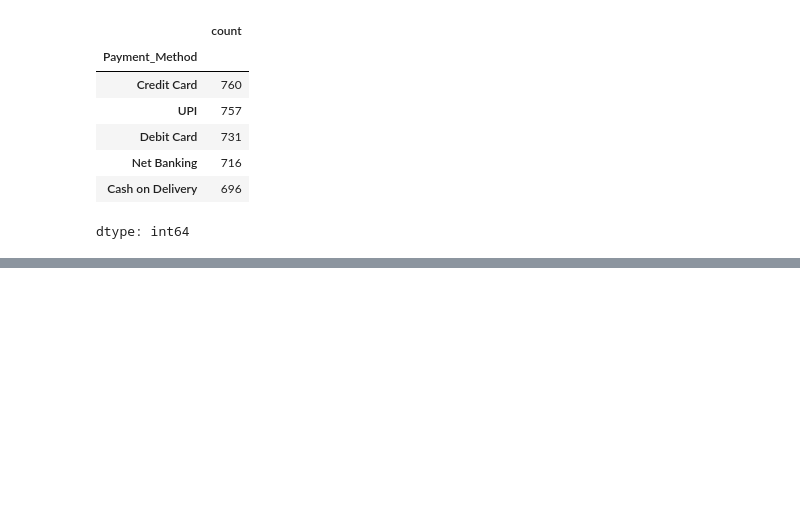
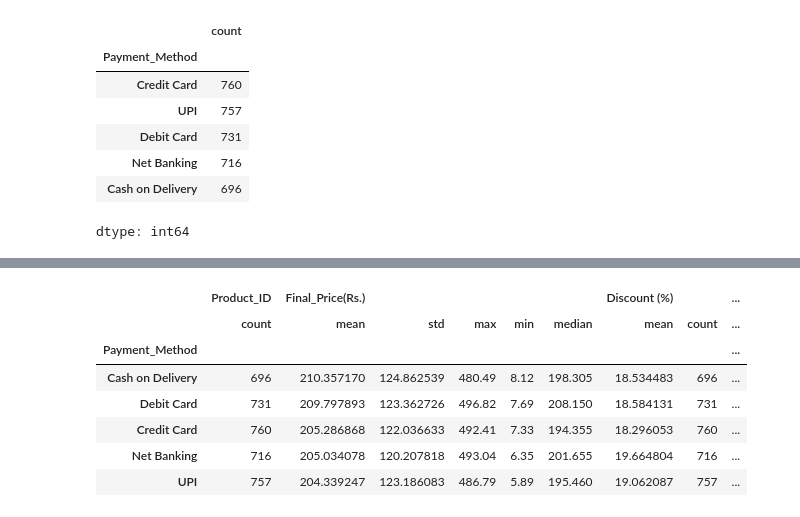
Before and after one commit to bungei53/sales-data-cleaning-pipeline, a Jupyter notebook: Untitled9.ipynb, the cells around one changed output, grey strips where cells are left out. Saved outputs shown, nothing was run; the diff lists cells and outputs as text; code cells hidden in the pictures; blank space fills up the shorter version.

```diff
--- a/Untitled9.ipynb
+++ b/Untitled9.ipynb
@@ -325,0 +399,3 @@ dtype: int64
+# %%
+df['Category_average']=(df.groupby('Category')['Final_Price(Rs.)']
+                        .transform('mean'))
@@ -325,0 +430,4 @@ dtype: int64
+# %%
+df['price vs categotry price avg']=(
+    df['Final_Price(Rs.)']-df['Category_average']
+)
@@ -325,0 +443,18 @@ dtype: int64
+# %%
+seller_summary=df.groupby('Payment_Method').agg(
+    {
+        'Product_ID':['count'],
+        'Final_Price(Rs.)':['mean','std','max','min','median'],
+        'Discount (%)':['mean','count','max','min','median']
+    })
+# %%
+seller_summary.sort_values(('Final_Price(Rs.)','mean'),ascending=False)
+# %% [output]
+|  | Product_ID | Final_Price(Rs.) |  |  |  |  | Discount (%) |  | ... |
+|  | count | mean | std | max | min | median | mean | count | ... |
+| Payment_Method |  |  |  |  |  |  |  |  | ... |
+| Cash on Delivery | 696 | 210.357170 | 124.862539 | 480.49 | 8.12 | 198.305 | 18.534483 | 696 | ... |
+| Debit Card | 731 | 209.797893 | 123.362726 | 496.82 | 7.69 | 208.150 | 18.584131 | 731 | ... |
+| Credit Card | 760 | 205.286868 | 122.036633 | 492.41 | 7.33 | 194.355 | 18.296053 | 760 | ... |
+| Net Banking | 716 | 205.034078 | 120.207818 | 493.04 | 6.35 | 201.655 | 19.664804 | 716 | ... |
+| UPI | 757 | 204.339247 | 123.186083 | 486.79 | 5.89 | 195.460 | 19.062087 | 757 | ... |
```
Also changed, not shown: parts of 8 cells of this notebook.
